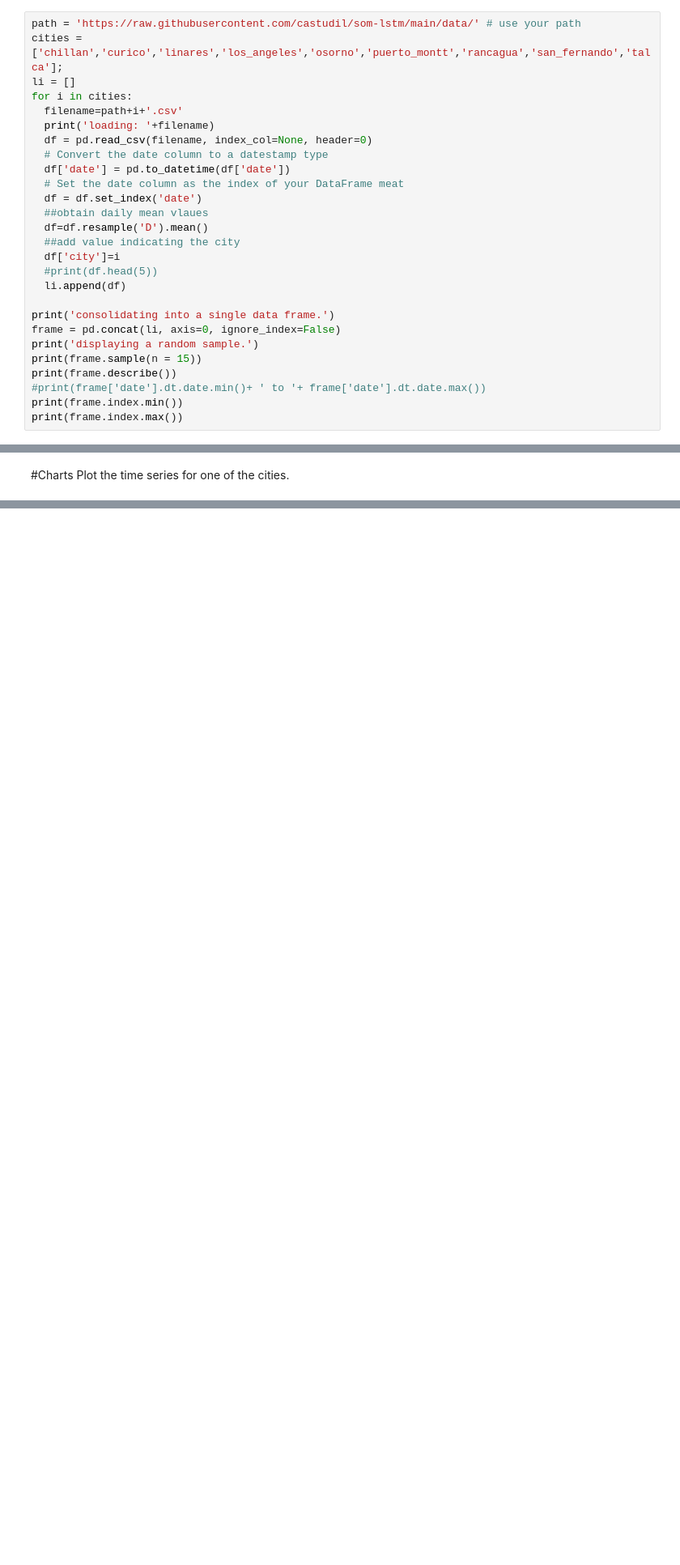
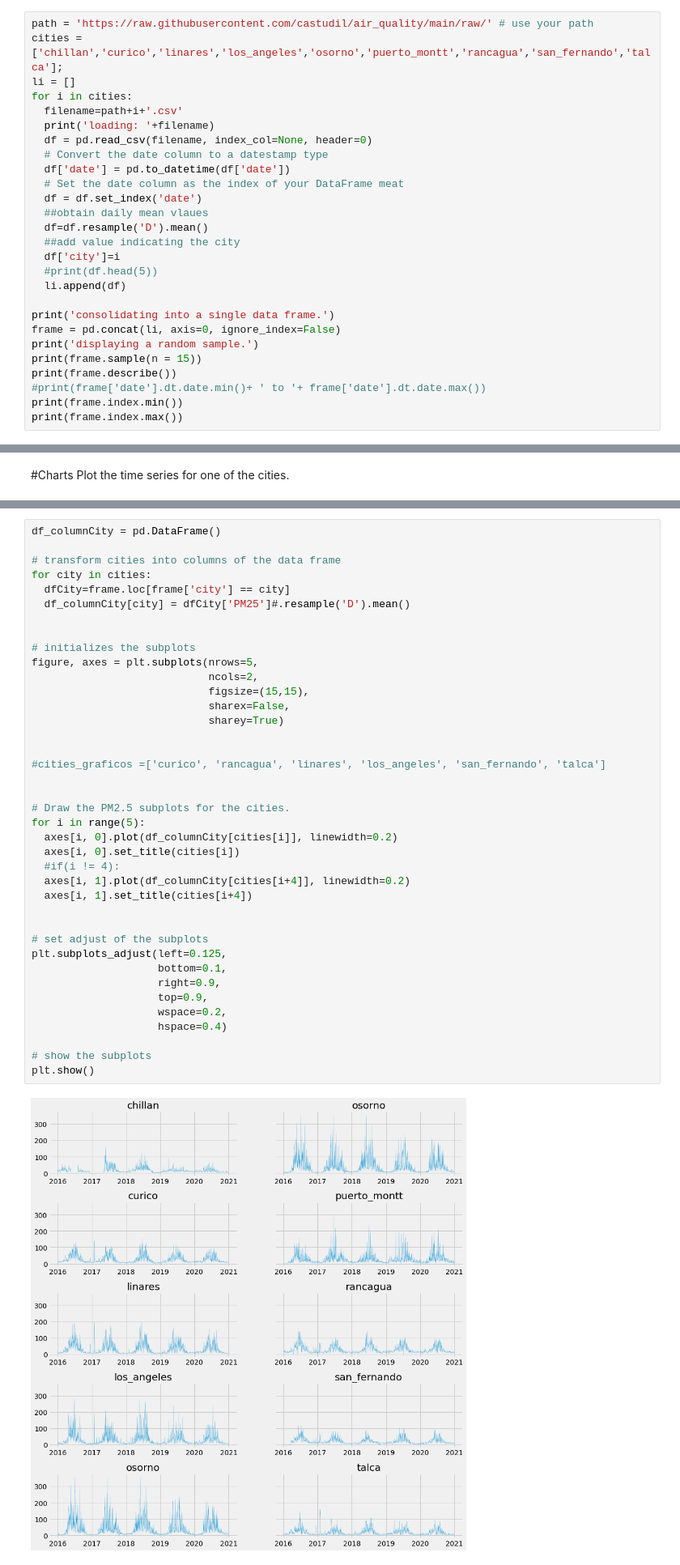
Before and after one commit to castudil/air_quality, a Jupyter notebook: air_quality.ipynb, the cells around one changed output, grey strips where cells are left out. Shown at 81% size. Saved outputs shown, nothing was run; the diff lists cells and outputs as text; blank space fills up the shorter version.

```diff
--- a/air_quality.ipynb
+++ b/air_quality.ipynb
@@ -24,7 +24,7 @@ Load the CSV files from the URL. There are multiple files, one per city. The dat
 
 The data corresponds to nine cities in the central valley of Chile.
 # %%
-path = 'https://raw.githubusercontent.com/castudil/som-lstm/main/data/' # use your path
+path = 'https://raw.githubusercontent.com/castudil/air_quality/main/raw/' # use your path
 cities = ['chillan','curico','linares','los_angeles','osorno','puerto_montt','rancagua','san_fernando','talca'];
 li = []
 for i in cities:
@@ -125,0 +168,41 @@ We are interested in analyzing the impact of wood stove combustion
+# %%
+df_columnCity = pd.DataFrame()
+
+# transform cities into columns of the data frame
+for city in cities:
+  dfCity=frame.loc[frame['city'] == city]
+  df_columnCity[city] = dfCity['PM25']#.resample('D').mean()
+
+
+# initializes the subplots
+figure, axes = plt.subplots(nrows=5,
+                            ncols=2,
+                            figsize=(15,15),
+                            sharex=False,
+                            sharey=True)
+
+
+#cities_graficos =['curico', 'rancagua', 'linares', 'los_angeles', 'san_fernando', 'talca']
+
+
+# Draw the PM2.5 subplots for the cities.
+for i in range(5):
+  axes[i, 0].plot(df_columnCity[cities[i]], linewidth=0.2)
+  axes[i, 0].set_title(cities[i])
+  #if(i != 4):
+  axes[i, 1].plot(df_columnCity[cities[i+4]], linewidth=0.2)
+  axes[i, 1].set_title(cities[i+4])
+
+
+# set adjust of the subplots
+plt.subplots_adjust(left=0.125,
+                    bottom=0.1,
+                    right=0.9,
+                    top=0.9,
+                    wspace=0.2,
+                    hspace=0.4)
+
+# show the subplots
+plt.show()
+# %% [output]
+[figure, added]
```
Also changed, not shown: parts of 3 cells of this notebook.
